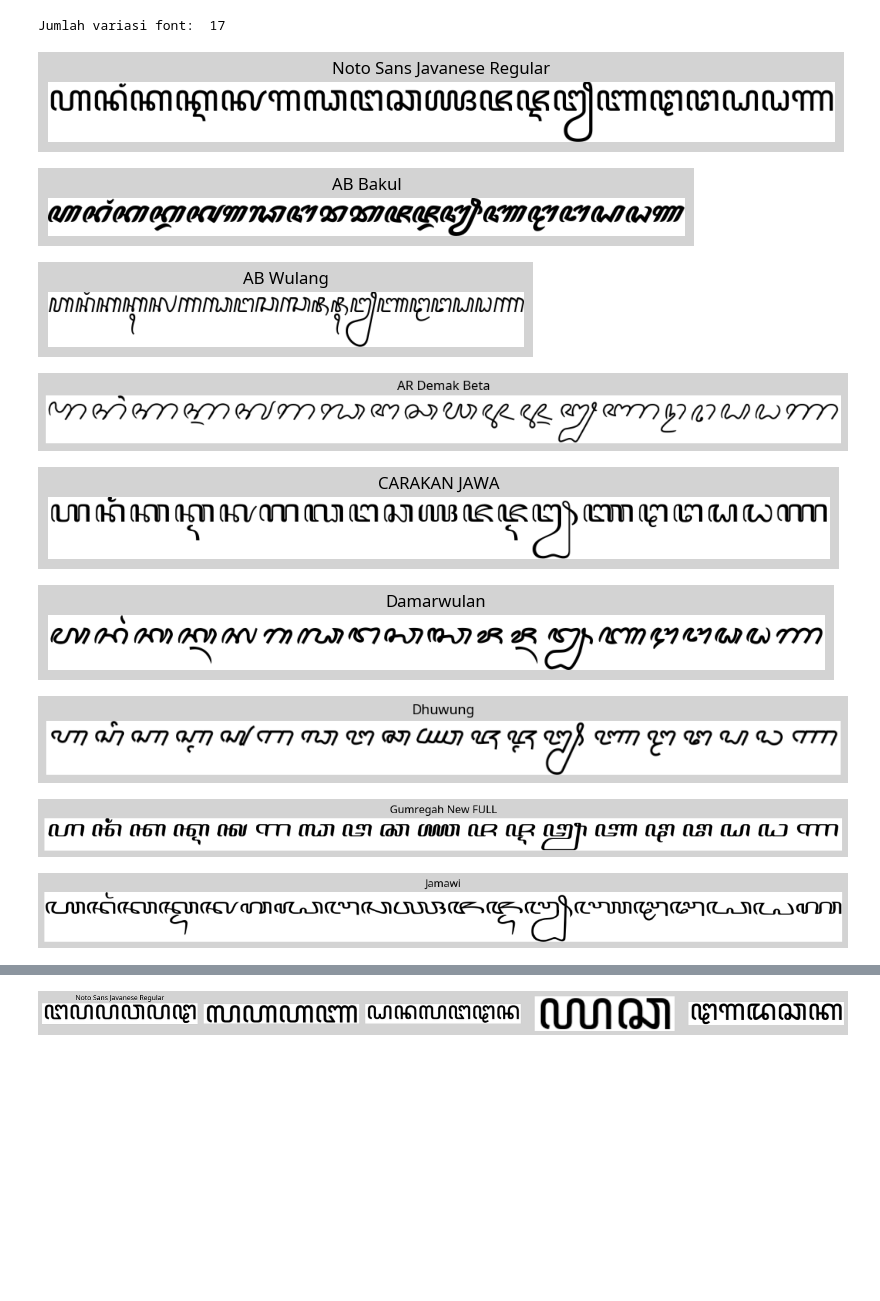
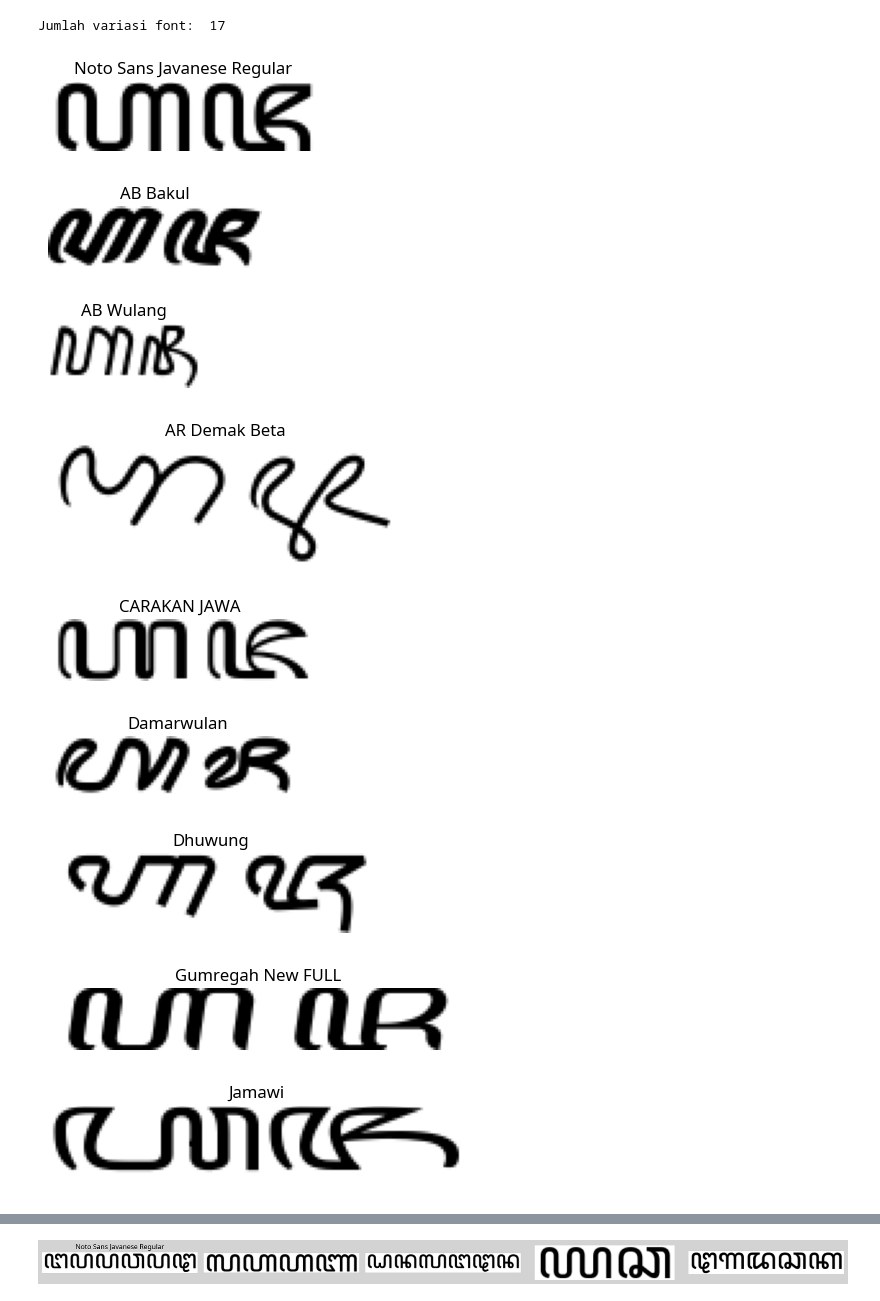
Before and after one commit to adeprastya/ml-javanese-script-recognition, a Jupyter notebook: image_generator_word_nglagena.ipynb, the cells around one changed output, grey strips where cells are left out. Drawn from its saved outputs; the diff is of its cells as text; code cells hidden in the pictures; blank space fills up the shorter version.

```diff
--- a/image_generator_word_nglagena.ipynb
+++ b/image_generator_word_nglagena.ipynb
@@ -59,38 +59,38 @@ rcParams["font.family"] = font_manager.FontProperties(fname=FONT_PATH["Noto Sans
 # %%
 print("Jumlah variasi font: ", len(FONT_PATH))
 
-sample_text = "ꦲꦤꦁꦏꦐꦑꦒꦓꦔꦕꦖꦗꦘꦙꦚꦛꦜꦝꦞꦟ"
+sample_text = "ꦲꦗ"
 for font_name, font_path in FONT_PATH.items():
     try:
         font = ImageFont.truetype(font_path, 48)
     except Exception as e:
         print(f"Failed to load font {font_name}: {e}")
         continue
 
     dummy = Image.new("RGB", (1, 1))
     draw_dummy = ImageDraw.Draw(dummy)
     bbox = draw_dummy.textbbox((0, 0), sample_text, font=font)
     w = bbox[2] - bbox[0]
     h = bbox[3] - bbox[1]
 
     img = Image.new("RGB", (w, h), color=(255, 255, 255))
     draw = ImageDraw.Draw(img)
 
     draw.text((-bbox[0], -bbox[1]), sample_text, font=font, fill=(0, 0, 0))
 
-    plt.figure(figsize=(w/100, h/100), facecolor='lightgray')
+    plt.figure(figsize=(w/30, h/30), facecolor='white')
     plt.imshow(np.array(img))
     plt.title(font_name)
     plt.axis("off")
     plt.show()
 # %% [output]
 Jumlah variasi font:  17
-[figure, old version]
+[figure, new version]
-[figure, old version]
+[figure, new version]
-[figure, old version]
+[figure, new version]
-[figure, old version]
+[figure, new version]
-[figure, old version]
+[figure, new version]
-[figure, old version]
+[figure, new version]
-[figure, old version]
+[figure, new version]
-[figure, old version]
+[figure, new version]
-[figure, old version]
+[figure, new version]
```
Also changed, not shown: parts of 2 cells of this notebook, 23 other files.
